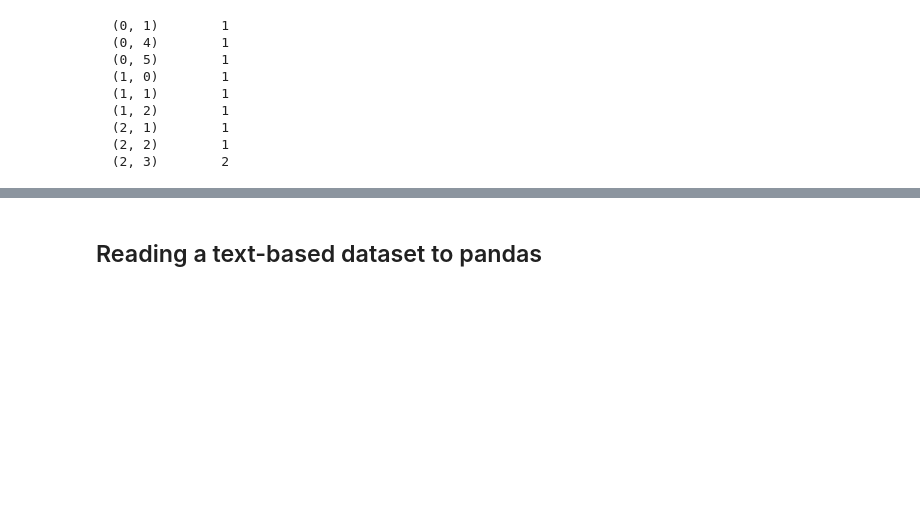
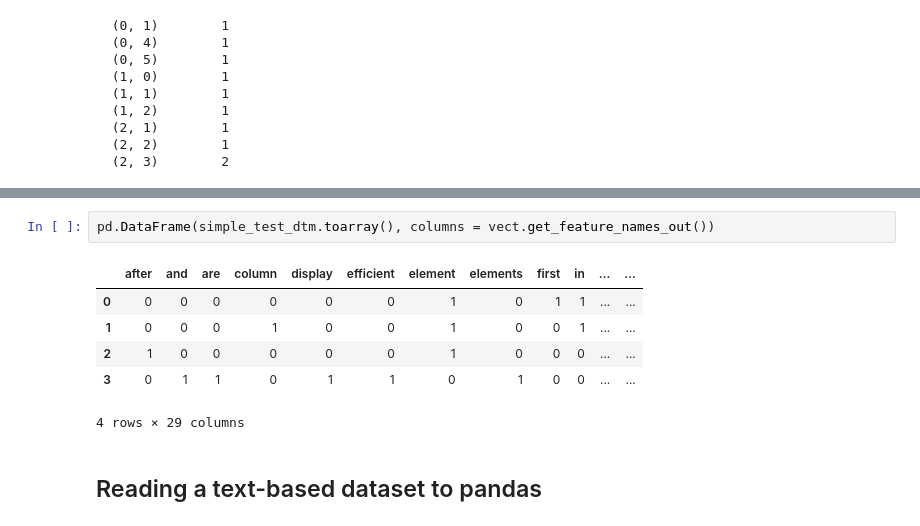
Before and after one commit to gyjong/workplace, a Jupyter notebook: Portfolio/NLP_0205.ipynb, the cells around one changed output, grey strips where cells are left out. Drawn from its saved outputs; the diff is of its cells as text; blank space fills up the shorter version.

```diff
--- a/Portfolio/NLP_0205.ipynb
+++ b/Portfolio/NLP_0205.ipynb
@@ -94,3 +178,12 @@ pd.DataFrame(simple_test_dtm.toarray(), columns = vect.get_feature_names_out())
+# %%
+pd.DataFrame(simple_test_dtm.toarray(), columns = vect.get_feature_names_out())
+# %% [output]
+|  | after | and | are | column | display | efficient | element | elements | first | in | ... | ... |
+| 0 | 0 | 0 | 0 | 0 | 0 | 0 | 1 | 0 | 1 | 1 | ... | ... |
+| 1 | 0 | 0 | 0 | 1 | 0 | 0 | 1 | 0 | 0 | 1 | ... | ... |
+| 2 | 1 | 0 | 0 | 0 | 0 | 0 | 1 | 0 | 0 | 0 | ... | ... |
+| 3 | 0 | 1 | 1 | 0 | 1 | 1 | 0 | 1 | 0 | 0 | ... | ... |
+4 rows × 29 columns
 # %% [markdown]
 ## Reading a text-based dataset to pandas
 # %%
```
Also changed, not shown: parts of 18 cells of this notebook.
